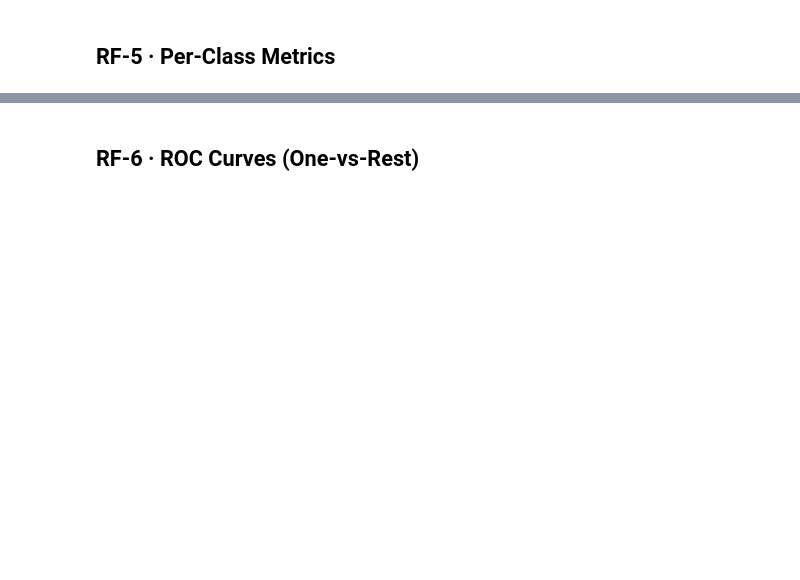
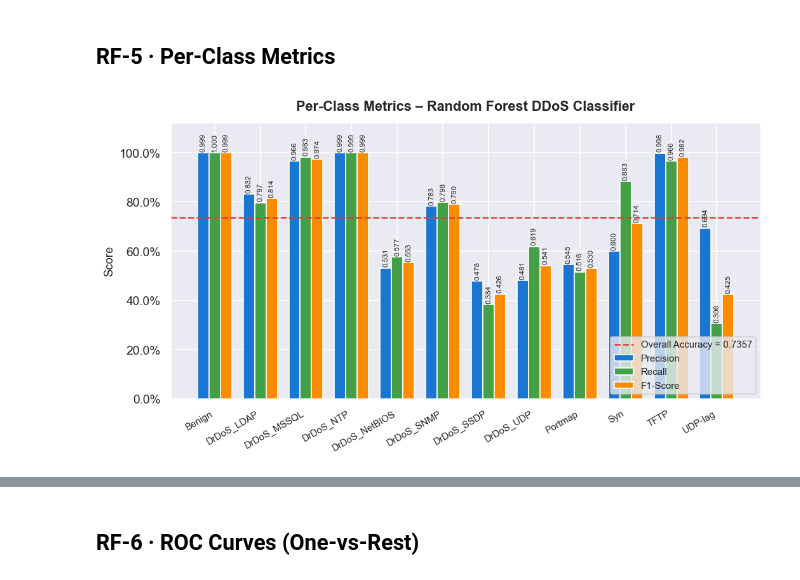
Before and after one commit to MosaAmran11/Transformer-DDoS-Detector, a Jupyter notebook: notebooks/ddos2019-ids2018/03_model_training.ipynb, the cells around one changed output, grey strips where cells are left out. Drawn from its saved outputs; the diff is of its cells as text; code cells hidden in the pictures; blank space fills up the shorter version.

```diff
--- a/notebooks/ddos2019-ids2018/03_model_training.ipynb
+++ b/notebooks/ddos2019-ids2018/03_model_training.ipynb
@@ -493,11 +534,12 @@ plt.show()
 # %%
 fig = plot_evaluation_metrics(
     metrics=rf_metrics,
-    class_names=class_names,
     title='Per-Class Metrics – Random Forest DDoS Classifier',
 )
 fig.savefig(f'{DATA_DIR}/fig_rf_per_class_metrics.png', dpi=120, bbox_inches='tight')
 plt.show()
+# %% [output]
+[figure, added]
 # %%
 fig = plot_metrics_radar(
     metrics=rf_metrics,
```
Also changed, not shown: parts of 11 cells of this notebook, 1 other file.
